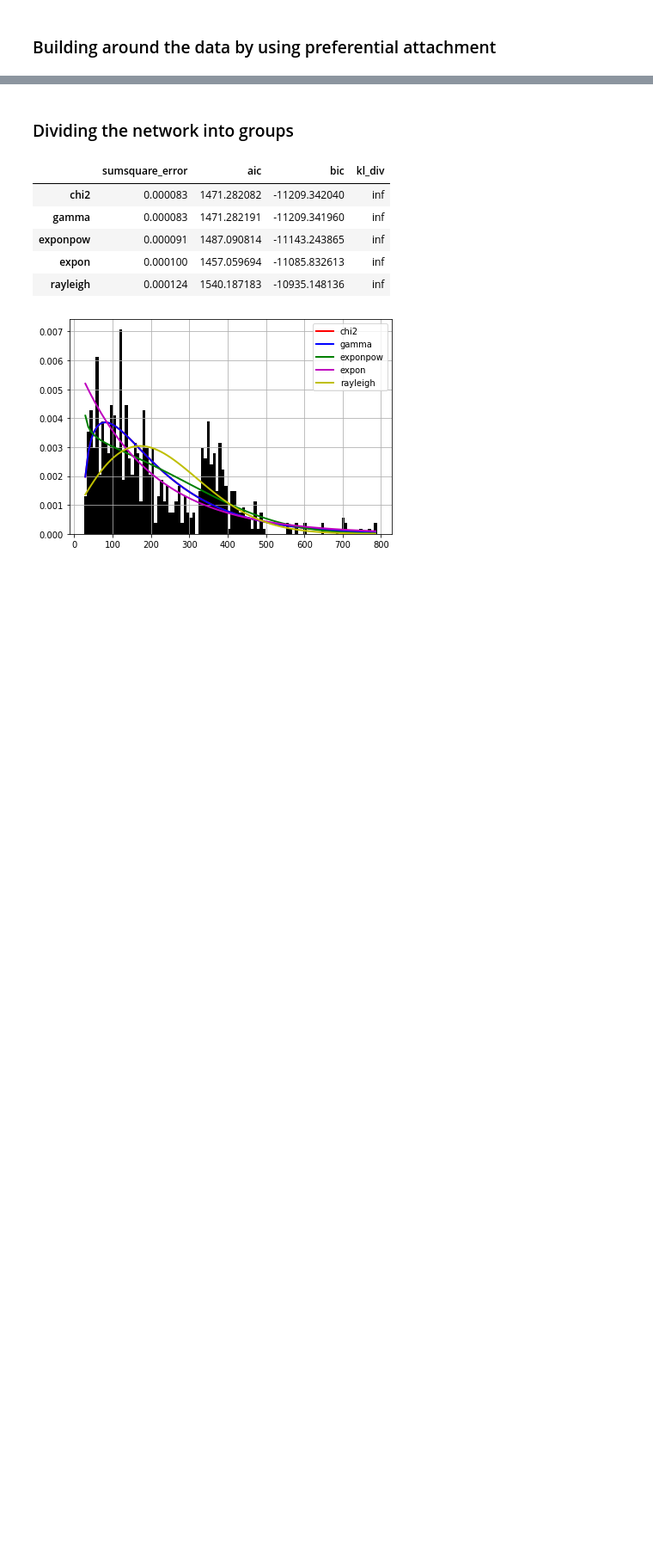
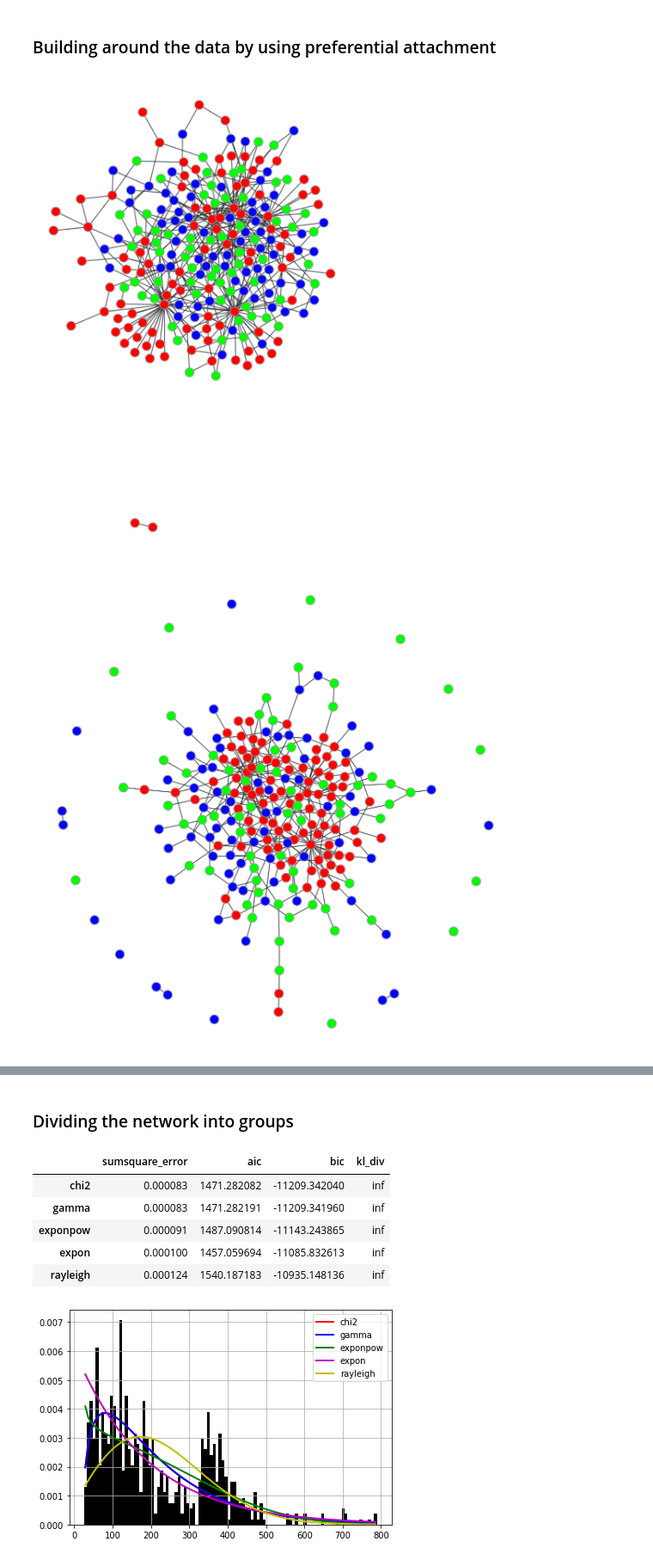
Before and after one commit to LouisWW/criminal_network_analysis, a Jupyter notebook: src/results/notebooks/Sim_mart_vaq_res.ipynb, the cells around one changed output, grey strips where cells are left out. Shown at 86% size. Cells and saved outputs as stored; diff of their text form; code cells hidden in the pictures; blank space fills up the shorter version.

```diff
--- a/src/results/notebooks/Sim_mart_vaq_res.ipynb
+++ b/src/results/notebooks/Sim_mart_vaq_res.ipynb
@@ -96,0 +93,39 @@ plotter.draw_network(network=simulators.network, color_vertex_property="state_co
+# %%
+# Adding nodes based on preferential attachment
+meta_sim_pref = MetaSimulator(
+    network_name=network_name,
+    ratio_honest=0.3,
+    ratio_wolf=0.3,
+    n_new_edges=2,
+    attachment_method="preferential",
+)
+meta_sim_rand = MetaSimulator(
+    network_name=network_name,
+    ratio_honest=0.3,
+    ratio_wolf=0.3,
+    prob=0.01,
+    attachment_method="random",
+)
+meta_sim_sw = MetaSimulator(
+    network_name=network_name,
+    ratio_honest=0.3,
+    ratio_wolf=0.3,
+    prob=0.6,
+    k=4,
+    attachment_method="small-world",
+)
+
+simulators_pref = SimMartVaq(network=meta_sim_pref.network)
+simulators_rand = SimMartVaq(network=meta_sim_rand.network)
+simulators_sw = SimMartVaq(network=meta_sim_sw.network)
+
+plotter.draw_network(
+    network=simulators_pref.network, color_vertex_property="state_color"
+)
+plotter.draw_network(
+    network=simulators_rand.network, color_vertex_property="state_color"
+)
+plotter.draw_network(network=simulators_sw.network, color_vertex_property="state_color")
+# %% [output]
+[figure, added]
+[figure, added]
```
Also changed, not shown: parts of 9 cells of this notebook, 1 other file.
